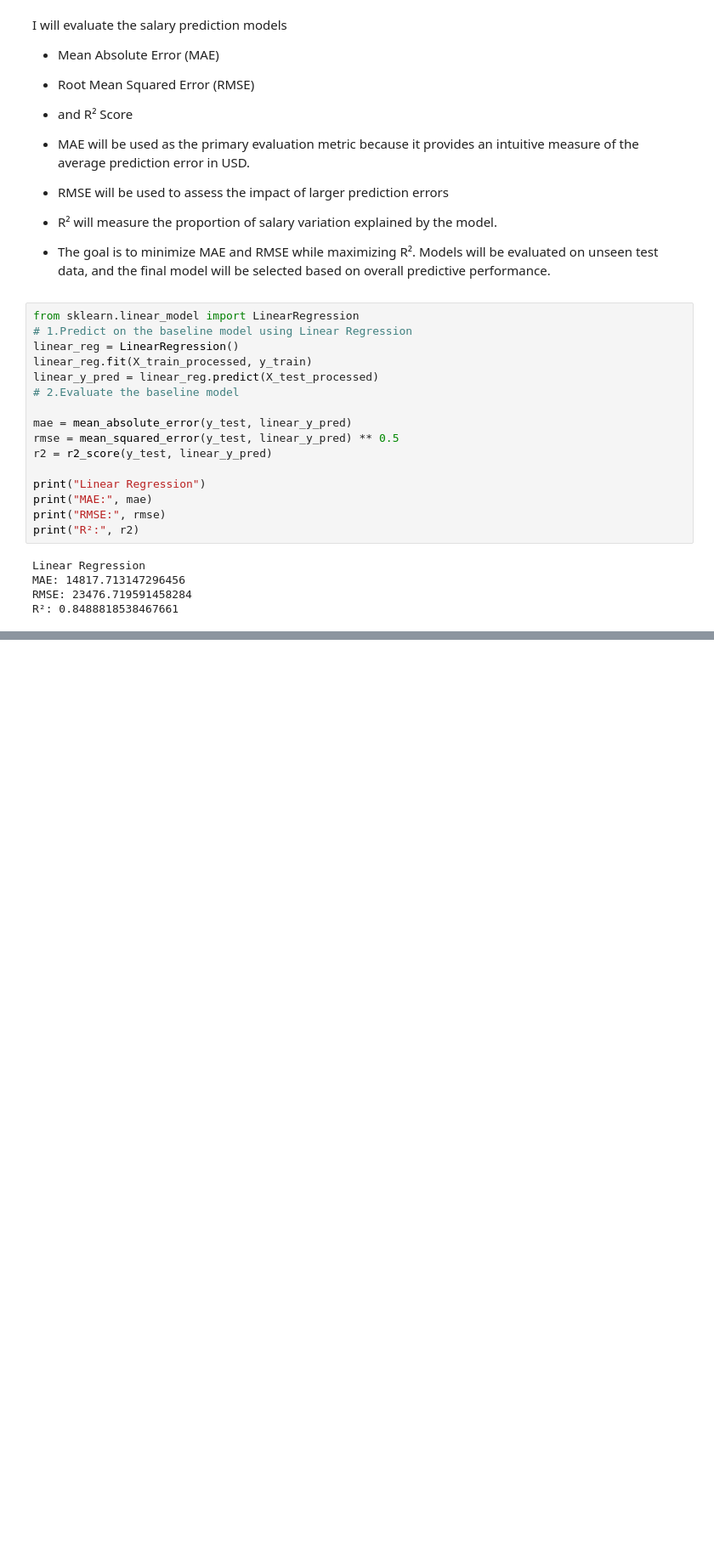
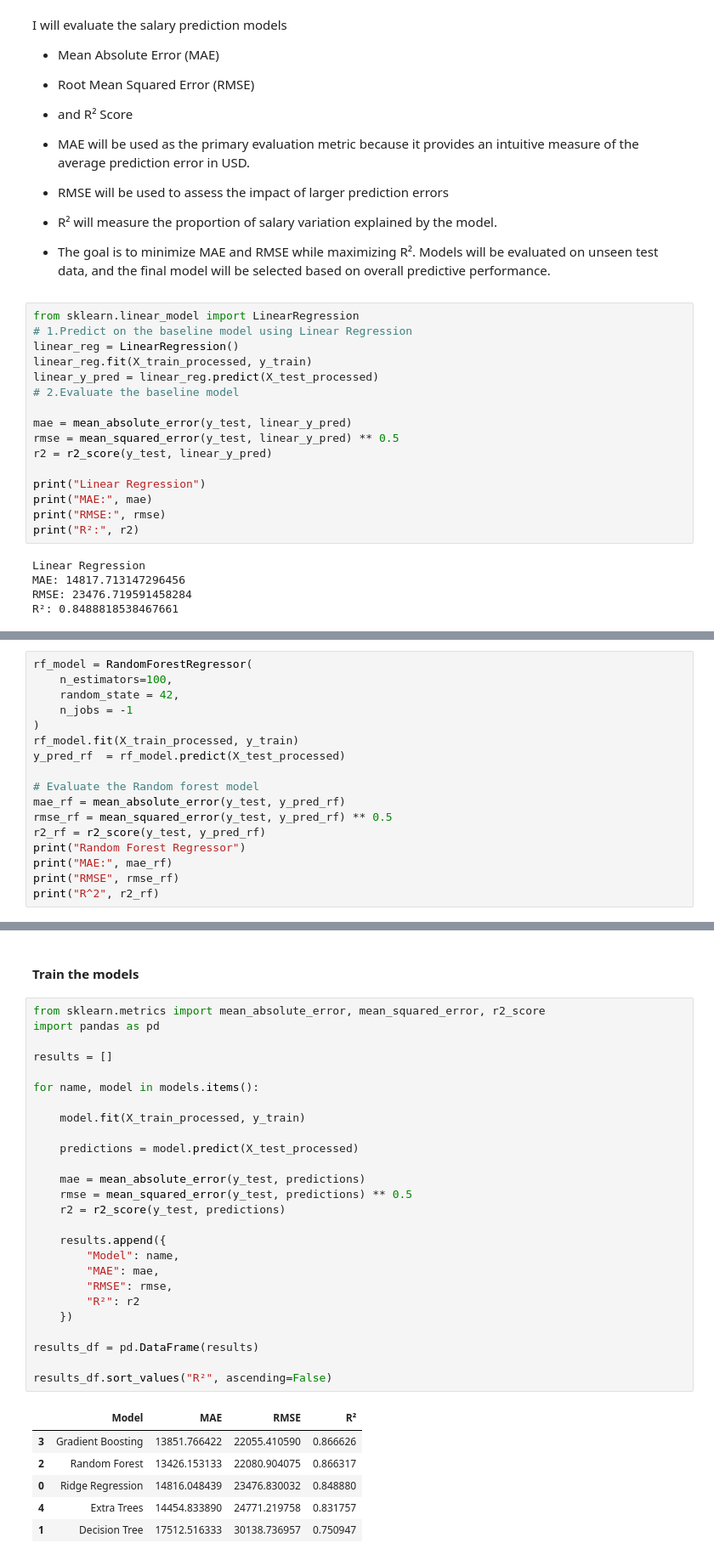
Before and after one commit to Atieng/Global-AI-Job-Market-Intelligence-Report, a Jupyter notebook: index.ipynb, the cells around one changed output, grey strips where cells are left out. Shown at 85% size. Cells and saved outputs as stored; diff of their text form; blank space fills up the shorter version.

Commit message:
build a pipeline with models

```diff
--- a/index.ipynb
+++ b/index.ipynb
@@ -797,0 +801,17 @@ R²: 0.8488818538467661
+# %%
+rf_model = RandomForestRegressor(
+    n_estimators=100,
+    random_state = 42,
+    n_jobs = -1
+)
+rf_model.fit(X_train_processed, y_train)
+y_pred_rf  = rf_model.predict(X_test_processed)
+
+# Evaluate the Random forest model
+mae_rf = mean_absolute_error(y_test, y_pred_rf)
+rmse_rf = mean_squared_error(y_test, y_pred_rf) ** 0.5
+r2_rf = r2_score(y_test, y_pred_rf)
+print("Random Forest Regressor")
+print("MAE:", mae_rf)
+print("RMSE", rmse_rf)
+print("R^2", r2_rf)
@@ -798,2 +856,37 @@ R²: 0.8488818538467661
+# %% [markdown]
+#### Train the models
+# %%
+from sklearn.metrics import mean_absolute_error, mean_squared_error, r2_score
+import pandas as pd
+
+results = []
+
+for name, model in models.items():
+
+    model.fit(X_train_processed, y_train)
+
+    predictions = model.predict(X_test_processed)
+
+    mae = mean_absolute_error(y_test, predictions)
+    rmse = mean_squared_error(y_test, predictions) ** 0.5
+    r2 = r2_score(y_test, predictions)
+
+    results.append({
+        "Model": name,
+        "MAE": mae,
+        "RMSE": rmse,
+        "R²": r2
+    })
+
+results_df = pd.DataFrame(results)
+
+results_df.sort_values("R²", ascending=False)
+# %% [output]
+|  | Model | MAE | RMSE | R² |
+| 3 | Gradient Boosting | 13851.766422 | 22055.410590 | 0.866626 |
+| 2 | Random Forest | 13426.153133 | 22080.904075 | 0.866317 |
+| 0 | Ridge Regression | 14816.048439 | 23476.830032 | 0.848880 |
+| 4 | Extra Trees | 14454.833890 | 24771.219758 | 0.831757 |
+| 1 | Decision Tree | 17512.516333 | 30138.736957 | 0.750947 |
 # %% [markdown]
 <!-- Define the target variable -->
```
Also changed, not shown: parts of 5 cells of this notebook.
